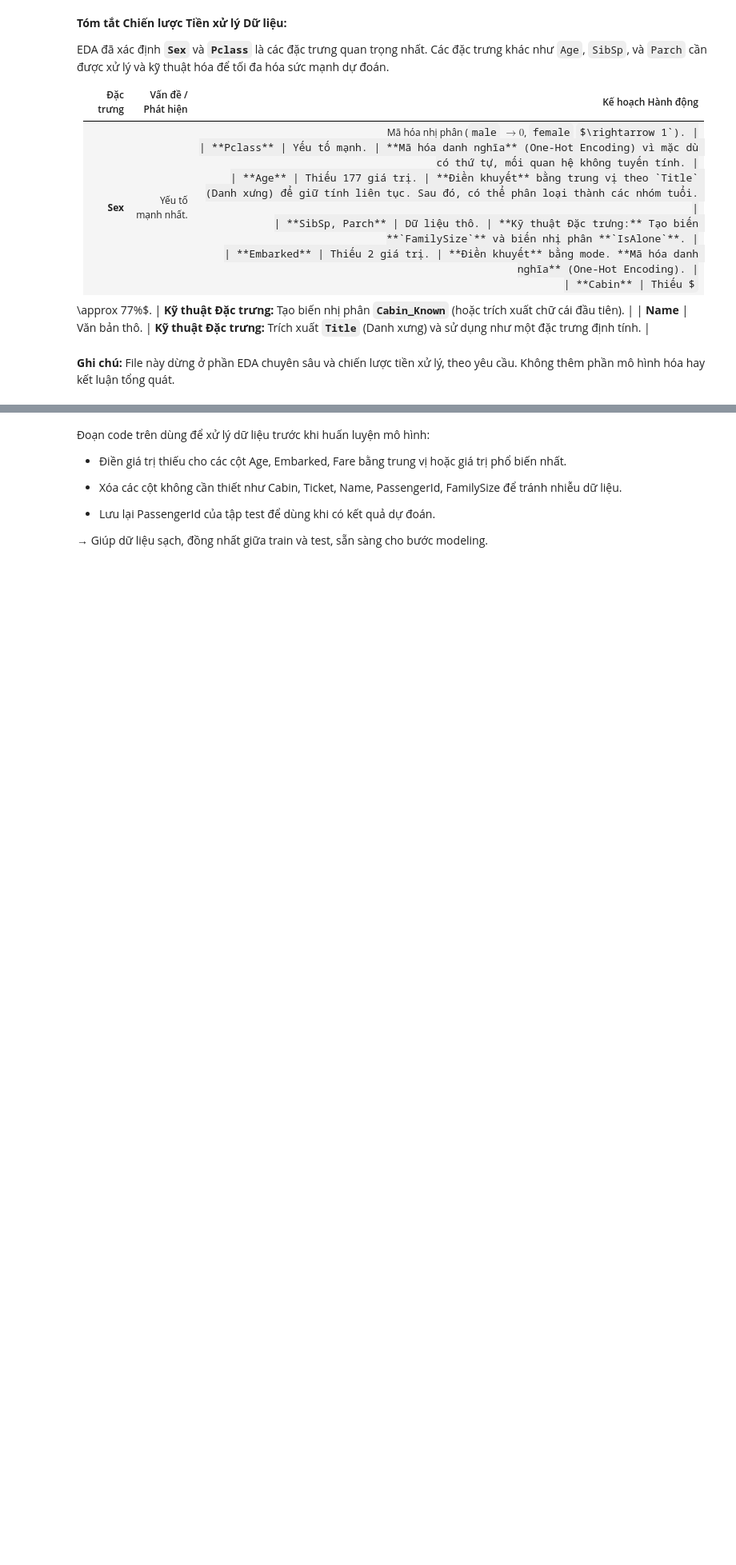
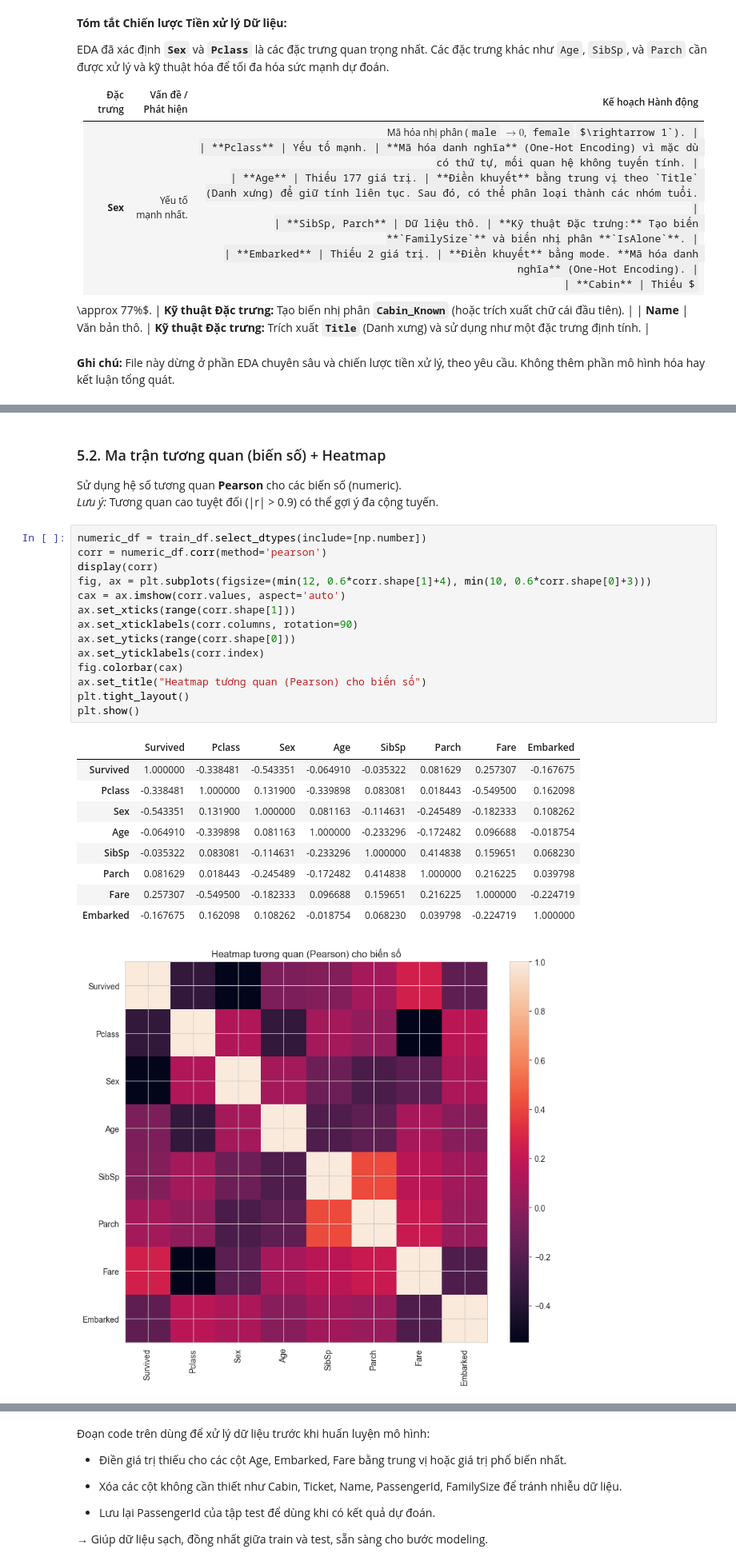
Before and after one commit to Basics-of-machine-learning-sgu2025/Challange-1-Titanic---Machine-Learning-from-Disaster-Nhom-, a Jupyter notebook: src/demo1.ipynb, the cells around one changed output, grey strips where cells are left out. Shown: that part at 80% size. Drawn from its saved outputs; the diff is of its cells as text; some formulas as TeX source; blank space fills up the shorter version.

```diff
--- a/src/demo1.ipynb
+++ b/src/demo1.ipynb
@@ -187,0 +271,30 @@ EDA đã xác định **`Sex`** và **`Pclass`** là các đặc trưng quan tr
+# %% [markdown]
+
+### 5.2. Ma trận tương quan (biến số) + Heatmap
+Sử dụng hệ số tương quan **Pearson** cho các biến số (numeric).
+*Lưu ý:* Tương quan cao tuyệt đối (|r| > 0.9) có thể gợi ý đa cộng tuyến.
+# %%
+numeric_df = train_df.select_dtypes(include=[np.number])
+corr = numeric_df.corr(method='pearson')
+display(corr)
+fig, ax = plt.subplots(figsize=(min(12, 0.6*corr.shape[1]+4), min(10, 0.6*corr.shape[0]+3)))
+cax = ax.imshow(corr.values, aspect='auto')
+ax.set_xticks(range(corr.shape[1]))
+ax.set_xticklabels(corr.columns, rotation=90)
+ax.set_yticks(range(corr.shape[0]))
+ax.set_yticklabels(corr.index)
+fig.colorbar(cax)
+ax.set_title("Heatmap tương quan (Pearson) cho biến số")
+plt.tight_layout()
+plt.show()
+# %% [output]
+|  | Survived | Pclass | Sex | Age | SibSp | Parch | Fare | Embarked |
+| Survived | 1.000000 | -0.338481 | -0.543351 | -0.064910 | -0.035322 | 0.081629 | 0.257307 | -0.167675 |
+| Pclass | -0.338481 | 1.000000 | 0.131900 | -0.339898 | 0.083081 | 0.018443 | -0.549500 | 0.162098 |
+| Sex | -0.543351 | 0.131900 | 1.000000 | 0.081163 | -0.114631 | -0.245489 | -0.182333 | 0.108262 |
+| Age | -0.064910 | -0.339898 | 0.081163 | 1.000000 | -0.233296 | -0.172482 | 0.096688 | -0.018754 |
+| SibSp | -0.035322 | 0.083081 | -0.114631 | -0.233296 | 1.000000 | 0.414838 | 0.159651 | 0.068230 |
+| Parch | 0.081629 | 0.018443 | -0.245489 | -0.172482 | 0.414838 | 1.000000 | 0.216225 | 0.039798 |
+| Fare | 0.257307 | -0.549500 | -0.182333 | 0.096688 | 0.159651 | 0.216225 | 1.000000 | -0.224719 |
+| Embarked | -0.167675 | 0.162098 | 0.108262 | -0.018754 | 0.068230 | 0.039798 | -0.224719 | 1.000000 |
+[figure, added]
```
Also changed, not shown: parts of 57 cells of this notebook.
